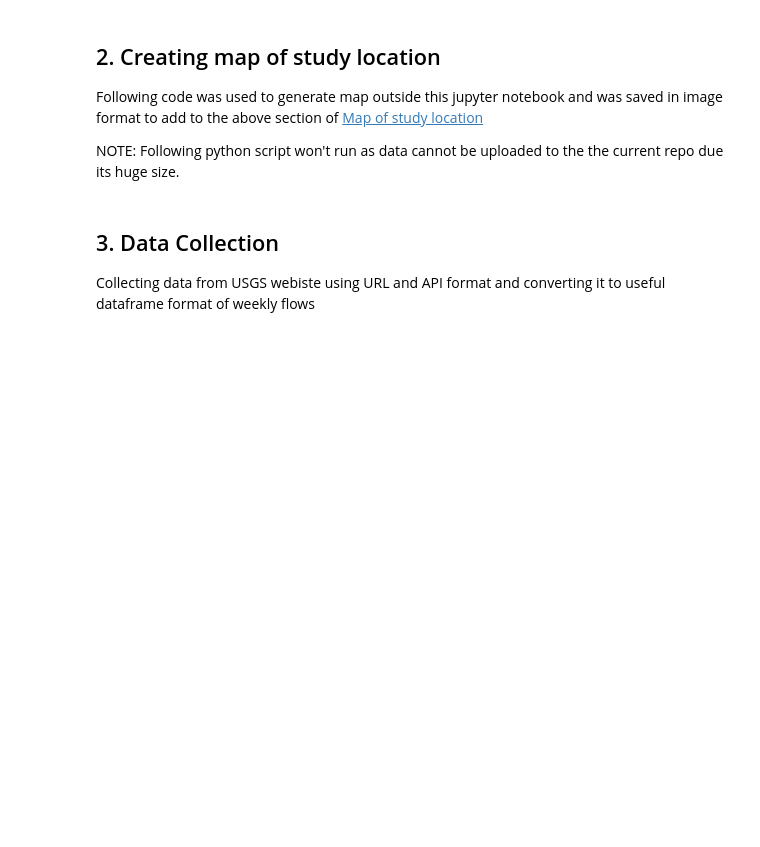
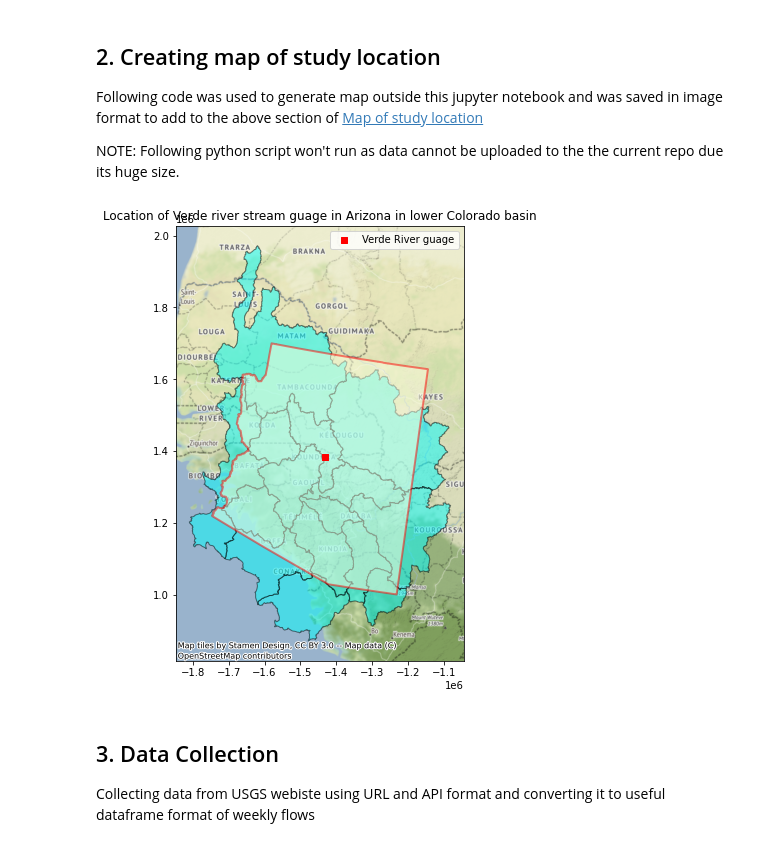
Before and after one commit to HAS-Tools-Fall2020/homework-shwetanarkhede, a Jupyter notebook: Submissions/Narkhede_HW#13.ipynb, the cells around one changed output. Drawn from its saved outputs; the diff is of its cells as text; code cells hidden in the pictures; blank space fills up the shorter version.

```diff
--- a/Submissions/Narkhede_HW#13.ipynb
+++ b/Submissions/Narkhede_HW#13.ipynb
@@ -86,20 +80,18 @@ NOTE: Following python script won't run as data cannot be uploaded to the the cu
 # Don't run this cell
 
 # Python code for generating map of study location
+
 
 #  1. Streamgauges: Gauges II USGS stream gauge dataset
 
 # Reading it using geopandas
 file = os.path.join('/Users/owner/Documents/GitHub/Python Mapping/data/gagesII_9322_point_shapefile',
                     'gagesII_9322_sept30_2011.shp')
-
 gages = gpd.read_file(file)
 
-# Zooming in for AZ location
-gages.columns
-gages.STATE.unique()
+# Seperating guages from Arizona
 gages_AZ = gages[gages['STATE'] == 'AZ']
-
+gages_AZ.shape
 
 # 2. Watershed: Boundaries for Lower Colorado basin
 
@@ -114,47 +106,42 @@ verde_gage = gages_AZ[gages_AZ['STAID'] ==
 point_list = np.array([[-111.789871, 34.448361]])
 
 # make these into spatial features
 point_geom = [Point(xy) for xy in point_list]
 
 # mape a dataframe of these points
 point_df = gpd.GeoDataFrame(point_geom, columns=['geometry'],
                             crs=HUC6.crs)
 
-# plot these on the first dataset
-fig, ax = plt.subplots(figsize=(8, 8))
-HUC6.plot(ax=ax, edgecolor='k', facecolor='cyan')
-point_df.plot(ax=ax, color='red', marker='s', markersize=30)
-ax.set_title("HUC Boundaries")
-plt.show()
-
 # 3. Arizona state boundaries
 
 filepath2 = os.path.join('/Users/owner/Documents/GitHub/Python Mapping/data/State_bnd', 'GU_StateOrTerritory.shp')
 fiona.listlayers(filepath2)
 state = gpd.read_file(filepath2)
 
 state_AZ = state[state['State_Name'] == 'Arizona'][['geometry']]
 state_df = gpd.GeoDataFrame(state_AZ, columns=['geometry'],
                             crs=HUC6.crs)
 
-# Plotting everything together
-
 # Re-projecting Verde gage
 points_project = point_df.to_crs(gages_AZ.crs)
+HUC6_project = HUC6.to_crs(gages_AZ.crs)
+State_bnd = state_df.to_crs(gages_AZ.crs)
 
 # Plotting final all in one
 fig, ax = plt.subplots(figsize=(8, 8))
 HUC6_project.plot(ax=ax, edgecolor='black', alpha=0.5,
                   facecolor='cyan', legend=True)
-State_bnd.plot(ax=ax, color='lightyellow', alpha=0.5, edgecolor='r', linewidth=2, legend =True)
-#gages_AZ.plot(column='DRAIN_SQKM', categorical=False,
-#              legend=True, marker='^', markersize=30, cmap='viridis',
-#              ax=ax)
+State_bnd.plot(ax=ax, color='lightyellow', alpha=0.5, edgecolor='r', linewidth=2)
 points_project.plot(ax=ax, color='r', marker='s', markersize=45)
 ctx.add_basemap(ax)
-ax.set_title("Location of stream guage in Arizona in lower Colorado basin")
+ax.set_title("Location of Verde river stream guage in Arizona in lower Colorado basin")
 ax.legend(['Verde River guage'])
 plt.show()
+fig.savefig("Map.png")
+
+# %%
+# %% [output]
+[figure, added]
 # %% [markdown]
 <a name="data"></a>
 ## 3. Data Collection
```
Also changed, not shown: parts of 2 cells of this notebook, 1 other file.
